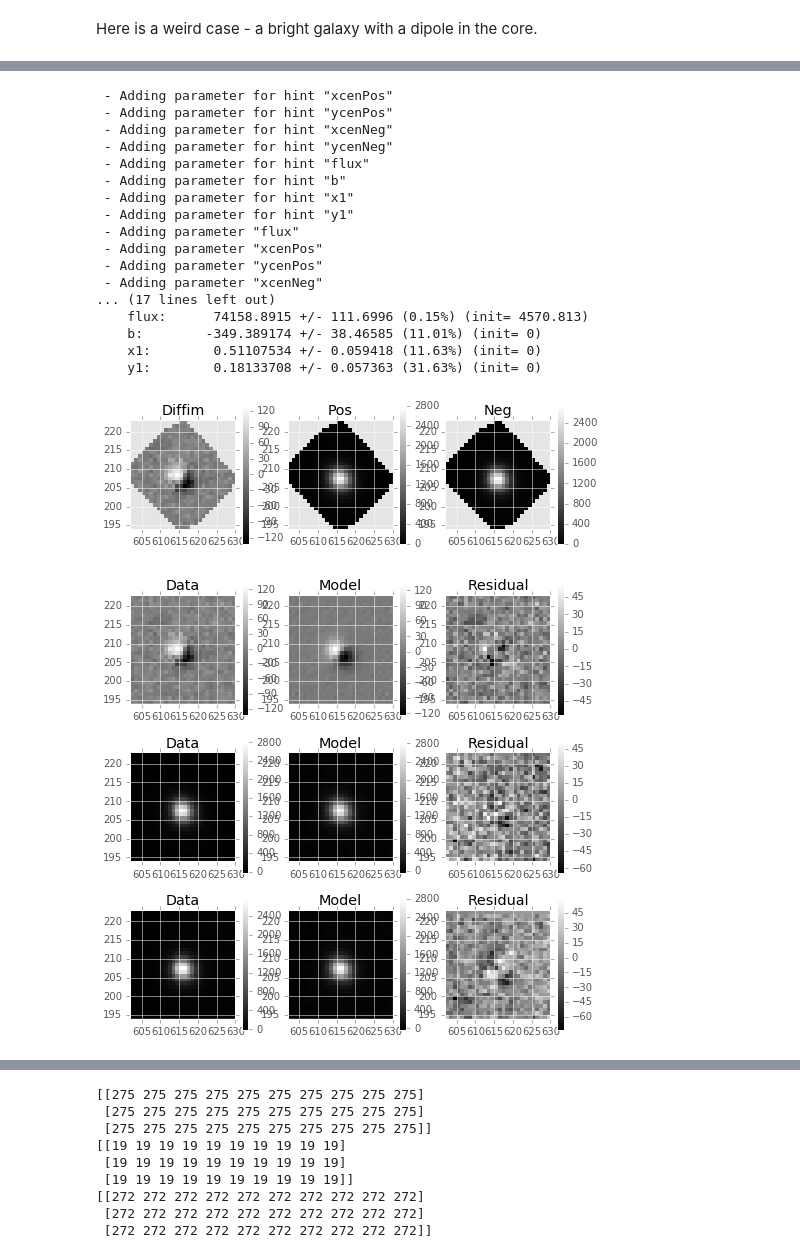
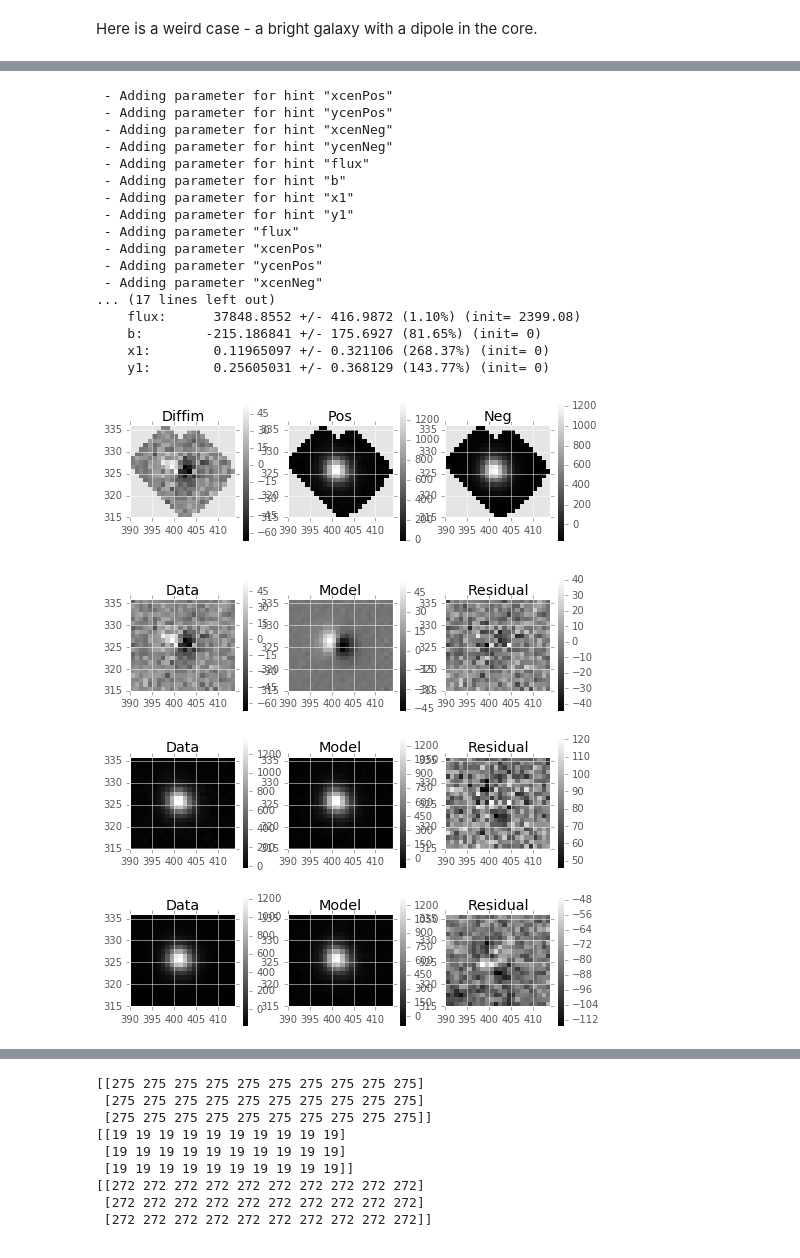
Before and after one commit to lsst/ip_diffim, a Jupyter notebook: test fit dipoles on decam data.ipynb, the cells around one changed output, grey strips where cells are left out. Saved outputs shown, nothing was run; the diff lists cells and outputs as text; code cells hidden in the pictures.

```diff
--- a/test fit dipoles on decam data.ipynb
+++ b/test fit dipoles on decam data.ipynb
@@ -132,5 +123,5 @@ for i,s in enumerate(sources):
 # %%
-i = 132; s = sources[i]
+i = 14; s = sources[i]
 print i, fp.getBBox(), fp.getNpix(), len(fp.getPeaks())
 for pk in fp.getPeaks():
     print '   FOOTPRINT CENTER:', pk.getIy(), pk.getIx(), pk.getPeakValue()
@@ -163,30 +154,30 @@ result, fitObj = dft.DipoleFitAlgorithm.fitDipole_new(
 # %%
-i = 26; s = sources[i]
+i = 21; s = sources[i]
 dft.DipolePlotUtils.displayCutouts(s, diffim, posImage, negImage, asHeavyFootprint=True)
 
 result, fitObj = dft.DipoleFitAlgorithm.fitDipole_new(
     diffim, s, posImage, negImage, rel_weight=0.5, separateNegParams=False,
     verbose=True, display=True, return_fitObj=True)
 # %% [output]
  - Adding parameter for hint "xcenPos"
  - Adding parameter for hint "ycenPos"
  - Adding parameter for hint "xcenNeg"
  - Adding parameter for hint "ycenNeg"
  - Adding parameter for hint "flux"
  - Adding parameter for hint "b"
  - Adding parameter for hint "x1"
  - Adding parameter for hint "y1"
  - Adding parameter "flux"
  - Adding parameter "xcenPos"
  - Adding parameter "ycenPos"
  - Adding parameter "xcenNeg"
 ... (17 lines left out)
-    flux:      74158.8915 +/- 111.6996 (0.15%) (init= 4570.813)
-    b:        -349.389174 +/- 38.46585 (11.01%) (init= 0)
-    x1:        0.51107534 +/- 0.059418 (11.63%) (init= 0)
-    y1:        0.18133708 +/- 0.057363 (31.63%) (init= 0)
+    flux:      37848.8552 +/- 416.9872 (1.10%) (init= 2399.08)
+    b:        -215.186841 +/- 175.6927 (81.65%) (init= 0)
+    x1:        0.11965097 +/- 0.321106 (268.37%) (init= 0)
+    y1:        0.25605031 +/- 0.368129 (143.77%) (init= 0)
-[figure, old version]
+[figure, new version]
-[figure, old version]
+[figure, new version]
 # %%
 print result
 print np.sqrt((result.psfFitPosCentroidX - result.psfFitNegCentroidX)**2. +
```
Also changed, not shown: parts of 8 cells of this notebook, 3 other files.
